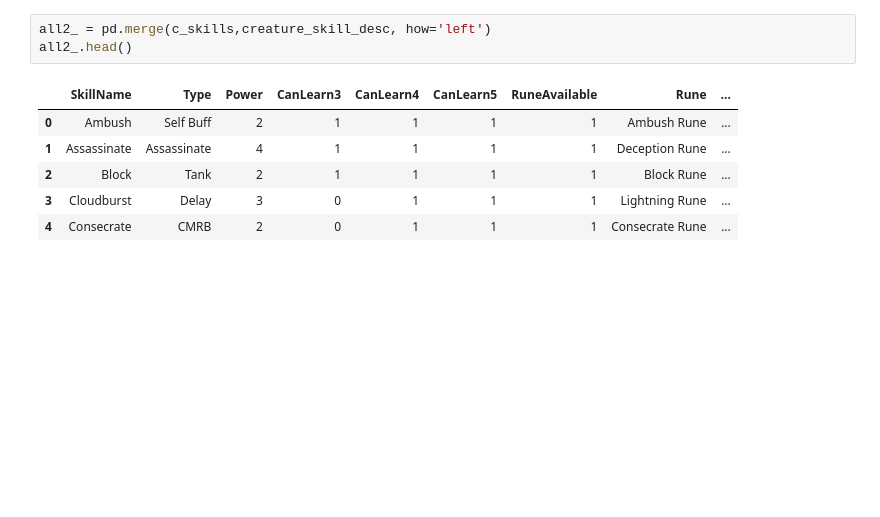
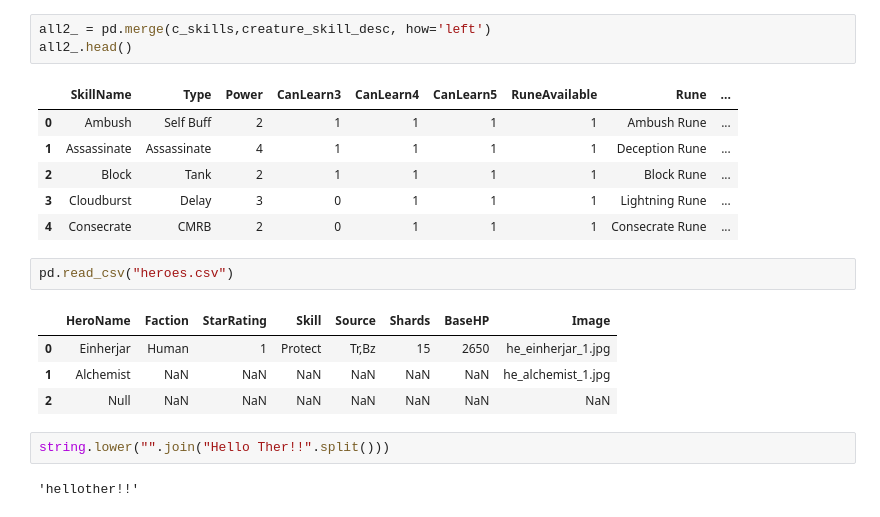
Before and after one commit to kingraijun/deck_heroes, a Jupyter notebook: deckheroes.ipynb, the cells around one changed output. Cells and saved outputs as stored; diff of their text form; blank space fills up the shorter version.

```diff
--- a/deckheroes.ipynb
+++ b/deckheroes.ipynb
@@ -55,3 +124,14 @@ all2_.head()
 | 2 | Block | Tank | 2 | 1 | 1 | 1 | 1 | Block Rune | ... |
 | 3 | Cloudburst | Delay | 3 | 0 | 1 | 1 | 1 | Lightning Rune | ... |
 | 4 | Consecrate | CMRB | 2 | 0 | 1 | 1 | 1 | Consecrate Rune | ... |
+# %%
+pd.read_csv("heroes.csv")
+# %% [output]
+|  | HeroName | Faction | StarRating | Skill | Source | Shards | BaseHP | Image |
+| 0 | Einherjar | Human | 1 | Protect | Tr,Bz | 15 | 2650 | he_einherjar_1.jpg |
+| 1 | Alchemist | NaN | NaN | NaN | NaN | NaN | NaN | he_alchemist_1.jpg |
+| 2 | Null | NaN | NaN | NaN | NaN | NaN | NaN | NaN |
+# %%
+string.lower("".join("Hello Ther!!".split()))
+# %% [output]
+'hellother!!'
```
Also changed, not shown: parts of 8 cells of this notebook, 53 other files.
